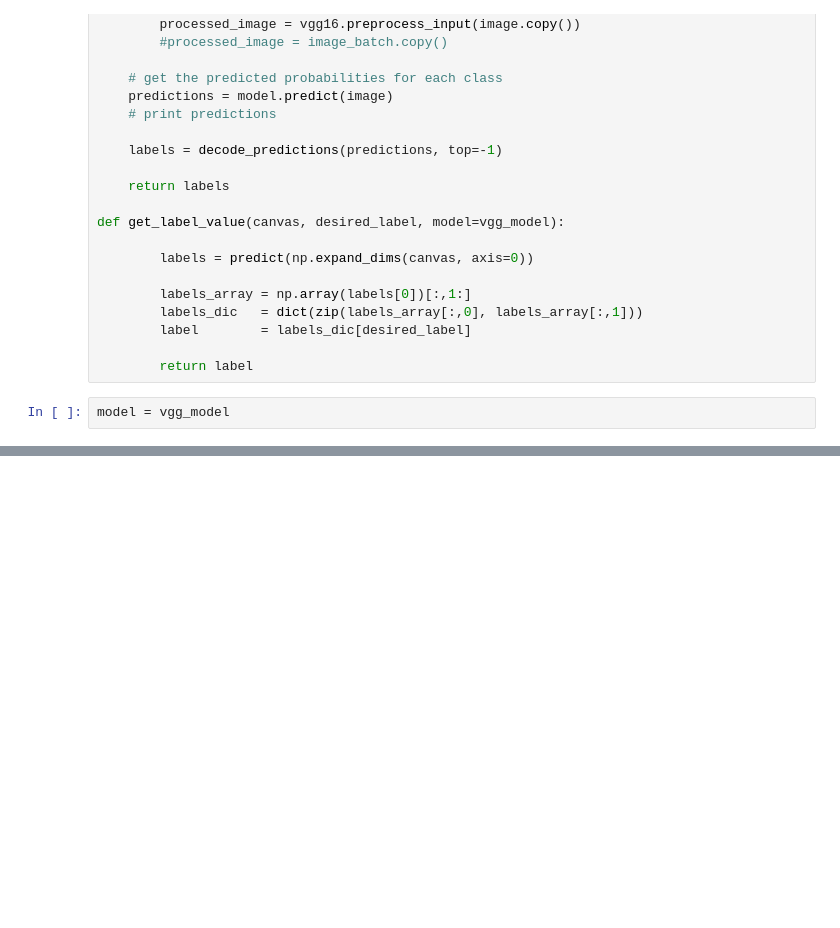
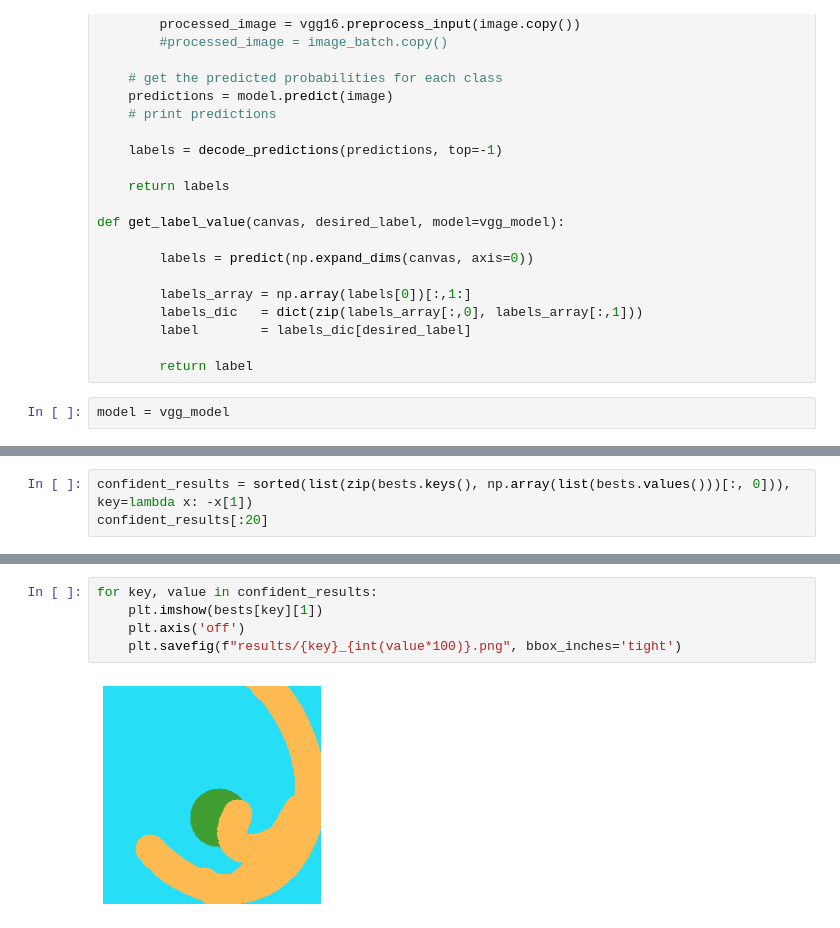
Before and after one commit to cemreefe/ai-painter, a Jupyter notebook: pastrami-test.ipynb, the cells around one changed output, grey strips where cells are left out. Saved outputs shown, nothing was run; the diff lists cells and outputs as text; blank space fills up the shorter version.

```diff
--- a/pastrami-test.ipynb
+++ b/pastrami-test.ipynb
@@ -164,0 +174,3 @@ while True:
+# %%
+confident_results = sorted(list(zip(bests.keys(), np.array(list(bests.values()))[:, 0])), key=lambda x: -x[1])
+confident_results[:20]
@@ -164,0 +198,7 @@ while True:
+# %%
+for key, value in confident_results:
+    plt.imshow(bests[key][1])
+    plt.axis('off')
+    plt.savefig(f"results/{key}_{int(value*100)}.png", bbox_inches='tight')
+# %% [output]
+[figure, added]
```
Also changed, not shown: parts of 7 cells of this notebook, 57 other files.
